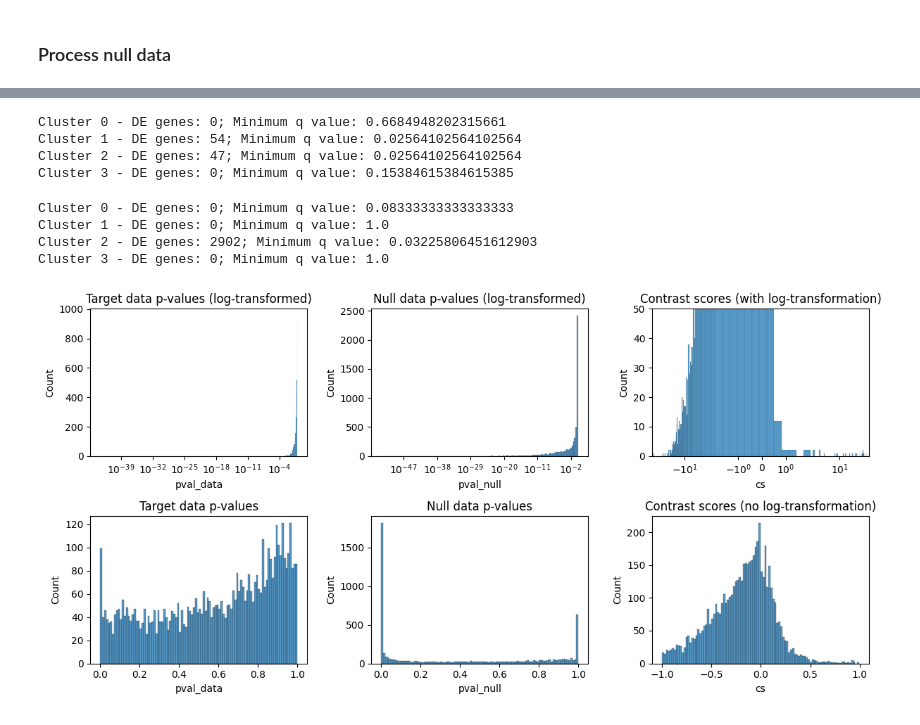
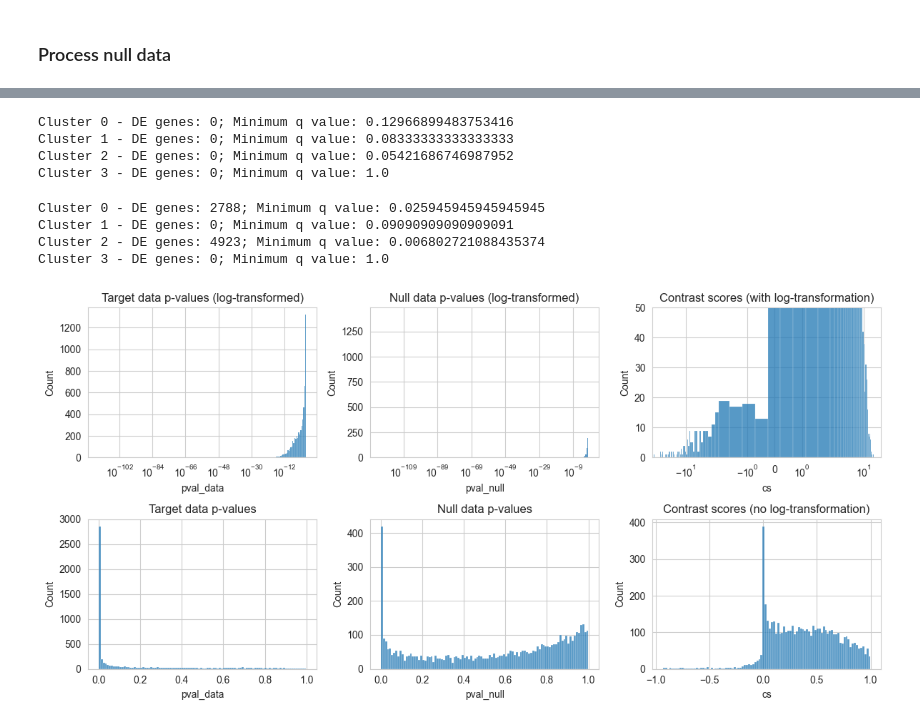
Before and after one commit to bio-datascience/BacSC, a Jupyter notebook: analysis/P_aero_S2S3/S3_cluster_analysis.ipynb, the cells around one changed output, grey strips where cells are left out. Saved outputs shown, nothing was run; the diff lists cells and outputs as text; code cells hidden in the pictures.

Commit message:
more ClusterDE and simulation tests

```diff
--- a/analysis/P_aero_S2S3/S3_cluster_analysis.ipynb
+++ b/analysis/P_aero_S2S3/S3_cluster_analysis.ipynb
@@ -135,2 +154,4 @@ data_null_gen.var["mean_counts"] = np.asarray(np.mean(data_null_gen.X, axis=0)).
+# %%
+data_gene_nonzero = data_gene[:, data_null_gen.var_names].copy()
 # %%
 fig, ax = plt.subplots(1, 3, figsize=(12,3))
@@ -184,7 +205,8 @@ data_null_gen.var["var_counts"] = np.asarray(np.var(data_null_gen.X, axis=0)).sq
 data_null_gen.var["mean_counts"] = np.asarray(np.mean(data_null_gen.X, axis=0)).squeeze()
 # %%
 importlib.reload(nb)
-nb.estimate_overdisp_nb(data_null_gen, flavor="statsmod_auto")
+nb.estimate_overdisp_nb(data_null_gen, flavor="sctransform")
+data_null_gen.layers["counts"] = data_null_gen.X.copy()
 
 k_opt = 3
 n_neighbors_opt = 50
@@ -193,7 +215,7 @@ res_opt = 0.15
 
 sc.pp.calculate_qc_metrics(data_null_gen, var_type="genes", percent_top=None, log1p=True, inplace=True)
 sc.pp.normalize_total(data_null_gen, target_sum=None, layer=None)
-data_null_gen.X = sps.csr_matrix(np.log(data_null_gen.X + np.array(data_null_gen.var["est_overdisp"] / 4)))
+data_null_gen.X = sps.csr_matrix(np.log(data_null_gen.X + np.array(data_null_gen.var["nb_overdisp"] / 4)))
 data_null_gen.layers["vst_counts"] = data_null_gen.X.copy()
 sc.pp.scale(data_null_gen, max_value=10, zero_center=True)
 data_null_gen.X[np.isnan(data_null_gen.X)] = 0
@@ -252,72 +285,73 @@ pval_null_gen = pd.DataFrame({"pval_null": ranksums(X_null_gen_0, X_null_gen_1,
 
 clusters = data_gene.obs["leiden_opt"].unique()
 # %%
+importlib.reload(cd)
 DEs_log_gen = {}
 pvals_log_gen = {}
 fdr = 0.05
 
 for c in clusters:
-    X_data_0 = data_gene.X[data_gene.obs["leiden_opt"] == c].copy()
-    X_data_1 = data_gene.X[data_gene.obs["leiden_opt"] != c].copy()
-    p_data = pd.DataFrame({"pval_data": ranksums(X_data_0, X_data_1, alternative="two-sided").pvalue}, index=data_gene.var.index)
+    X_data_0 = data_gene_nonzero.X[data_gene_nonzero.obs["leiden_opt"] == c].copy()
+    X_data_1 = data_gene_nonzero.X[data_gene_nonzero.obs["leiden_opt"] != c].copy()
+    p_data = pd.DataFrame({"pval_data": ranksums(X_data_0, X_data_1, alternative="two-sided").pvalue}, index=data_gene_nonzero.var.index)
     DE_TU, pval_TU = cd.call_de(p_data, pval_null_gen, FDR=fdr, correct=False, nlog=True)
-    data_gene.var[f"pval_cluster_{c}_gen"] = pval_TU["pval_data"]
-    data_gene.var[f"q_cluster_{c}_gen"] = pval_TU["q"]
-    data_gene.var[f"DE_cluster_{c}_gen"] = (data_gene.var[f"q_cluster_{c}_gen"] < fdr)
+    data_gene_nonzero.var[f"pval_cluster_{c}_gen"] = pval_TU["pval_data"]
+    data_gene_nonzero.var[f"q_cluster_{c}_gen"] = pval_TU["q"]
+    data_gene_nonzero.var[f"DE_cluster_{c}_gen"] = (data_gene_nonzero.var[f"q_cluster_{c}_gen"] < fdr)
 
     DEs_log_gen[c] = DE_TU
     pvals_log_gen[c] = pval_TU
     print(f"Cluster {c} - DE genes: {len(DEs_log_gen[c])}; Minimum q value: {np.min(pvals_log_gen[c]['q'])}")
 # %% [output]
-Cluster 0 - DE genes: 0; Minimum q value: 0.6684948202315661
-Cluster 1 - DE genes: 54; Minimum q value: 0.02564102564102564
-Cluster 2 - DE genes: 47; Minimum q value: 0.02564102564102564
-Cluster 3 - DE genes: 0; Minimum q value: 0.15384615384615385
+Cluster 0 - DE genes: 0; Minimum q value: 0.12966899483753416
+Cluster 1 - DE genes: 0; Minimum q value: 0.08333333333333333
+Cluster 2 - DE genes: 0; Minimum q value: 0.05421686746987952
+Cluster 3 - DE genes: 0; Minimum q value: 1.0
 # %%
 DEs_gen = {}
 pvals_gen = {}
 fdr = 0.05
 
 for c in clusters:
-    X_data_0 = data_gene.X[data_gene.obs["leiden_opt"] == c].copy()
-    X_data_1 = data_gene.X[data_gene.obs["leiden_opt"] != c].copy()
-    p_data = pd.DataFrame({"pval_data": ranksums(X_data_0, X_data_1, alternative="two-sided").pvalue}, index=data_gene.var.index)
+    X_data_0 = data_gene_nonzero.X[data_gene_nonzero.obs["leiden_opt"] == c].copy()
+    X_data_1 = data_gene_nonzero.X[data_gene_nonzero.obs["leiden_opt"] != c].copy()
+    p_data = pd.DataFrame({"pval_data": ranksums(X_data_0, X_data_1, alternative="two-sided").pvalue}, index=data_gene_nonzero.var.index)
     DE_TU, pval_TU = cd.call_de(p_data, pval_null_gen, FDR=fdr, correct=False, nlog=False)
-    data_gene.var[f"pval_cluster_{c}_gen"] = pval_TU["pval_data"]
-    data_gene.var[f"q_cluster_{c}_gen"] = pval_TU["q"]
-    data_gene.var[f"DE_cluster_{c}_gen"] = (data_gene.var[f"q_cluster_{c}_gen"] < fdr)
+    data_gene_nonzero.var[f"pval_cluster_{c}_gen"] = pval_TU["pval_data"]
+    data_gene_nonzero.var[f"q_cluster_{c}_gen"] = pval_TU["q"]
+    data_gene_nonzero.var[f"DE_cluster_{c}_gen"] = (data_gene_nonzero.var[f"q_cluster_{c}_gen"] < fdr)
 
     DEs_gen[c] = DE_TU
     pvals_gen[c] = pval_TU
     print(f"Cluster {c} - DE genes: {len(DEs_gen[c])}; Minimum q value: {np.min(pvals_gen[c]['q'])}")
 # %% [output]
-Cluster 0 - DE genes: 0; Minimum q value: 0.08333333333333333
-Cluster 1 - DE genes: 0; Minimum q value: 1.0
-Cluster 2 - DE genes: 2902; Minimum q value: 0.03225806451612903
+Cluster 0 - DE genes: 2788; Minimum q value: 0.025945945945945945
+Cluster 1 - DE genes: 0; Minimum q value: 0.09090909090909091
+Cluster 2 - DE genes: 4923; Minimum q value: 0.006802721088435374
 Cluster 3 - DE genes: 0; Minimum q value: 1.0
 # %%
-c = "3"
+c = "2"
 
 fig, ax = plt.subplots(2, 3, figsize=(12,6))
 sns.histplot(pvals_log_gen[c], x="pval_data", ax=ax[0,0], log_scale=True)
 ax[0,0].set_title("Target data p-values (log-transformed)")
 sns.histplot(pvals_log_gen[c], x="pval_null", ax=ax[0,1], log_scale=True)
 ax[0,1].set_title("Null data p-values (log-transformed)")
 
 sns.histplot(pvals_log_gen[c], x="cs", ax=ax[0,2])
 ax[0,2].set_title("Contrast scores (with log-transformation)")
 ax[0,2].set(xscale="symlog", ylim=(0, 50))
 
 sns.histplot(pvals_gen[c], x="pval_data", ax=ax[1,0], bins=100)
 ax[1,0].set_title("Target data p-values")
 sns.histplot(pvals_gen[c], x="pval_null", ax=ax[1,1], bins=100)
 ax[1,1].set_title("Null data p-values")
 
 sns.histplot(pvals_gen[c], x="cs", ax=ax[1,2], bins=100)
 ax[1,2].set_title("Contrast scores (no log-transformation)")
 
 
 plt.tight_layout()
 plt.show()
 # %% [output]
-[figure, old version]
+[figure, new version]
```
Also changed, not shown: parts of 44 cells of this notebook, 7 other files.
